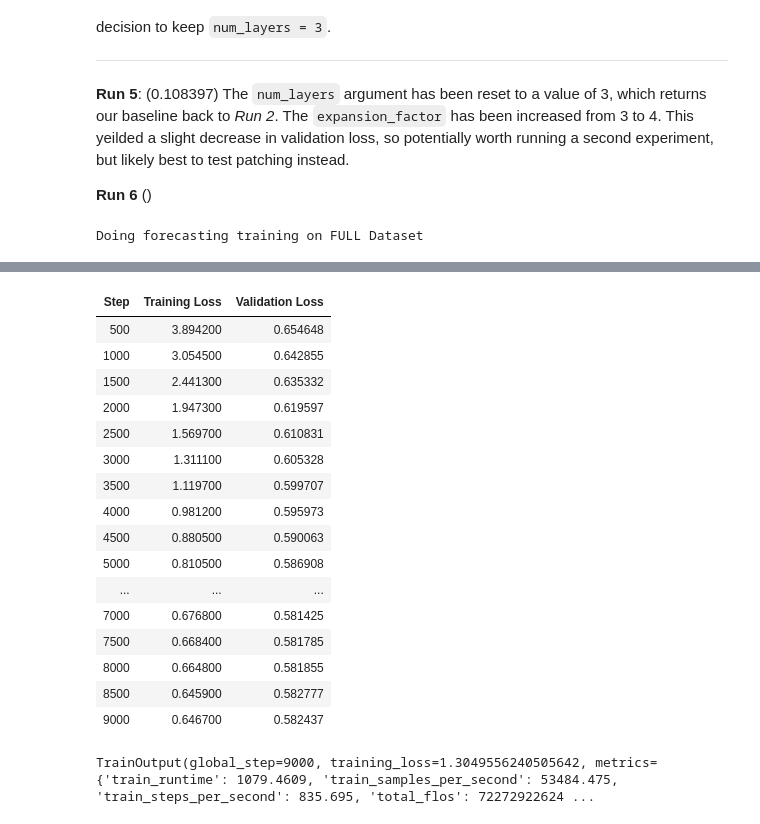
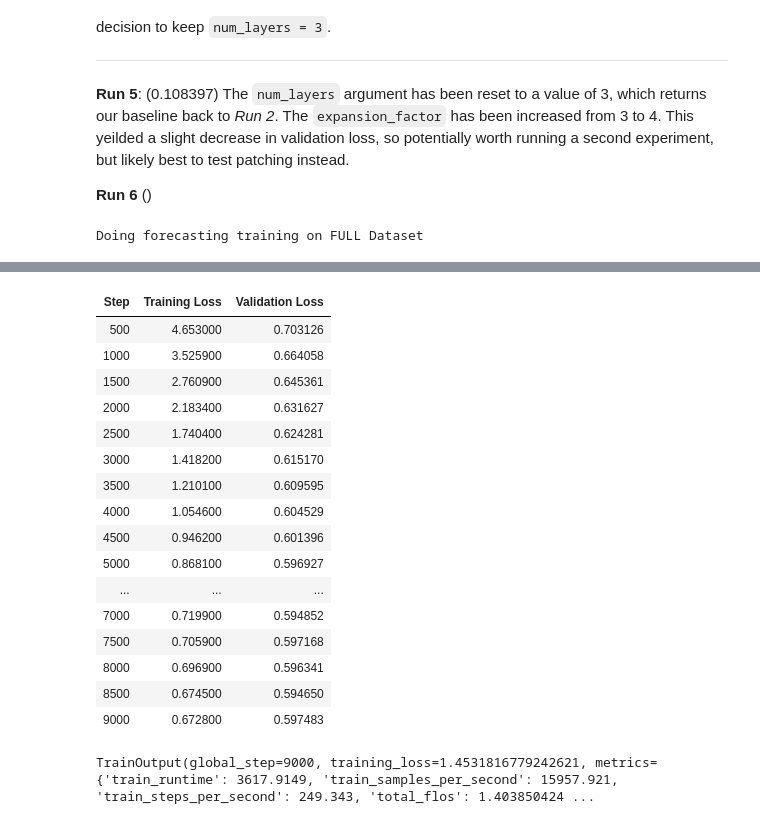
Before and after one commit to linkt-ai/tsfm, a Jupyter notebook: notebooks/hfdemo/patch_tsmixer_MONGY-X1.ipynb, the cells around one changed output, grey strips where cells are left out. Cells and saved outputs as stored; diff of their text form; code cells hidden in the pictures.

```diff
--- a/notebooks/hfdemo/patch_tsmixer_MONGY-X1.ipynb
+++ b/notebooks/hfdemo/patch_tsmixer_MONGY-X1.ipynb
@@ -109,15 +109,13 @@ train_data
 # %%
 
 id_columns = ['ticker', 'date_string']
-forecast_columns = ['targ_o', 'targ_c', 'targ_h', 'targ_l', 'targ_v', 'targ_red', 'targ_green']
-observable_columns = ['obs_vwap']
+forecast_columns = ['targ_o', 'targ_c', 'targ_h', 'targ_l', 'targ_v', 'targ_vwap', 'targ_red', 'targ_green']
 control_columns = ['cont_market_open', 'cont_market_extended']
 
 train_tsp = TimeSeriesPreprocessor(
     timestamp_column=timestamp_col,
     id_columns=id_columns,
     target_columns=forecast_columns,
-    observable_columns=observable_columns,
     control_columns=control_columns,
     scaling=True,
 )
@@ -128,7 +126,6 @@ valid_tsp = TimeSeriesPreprocessor(
     timestamp_column=timestamp_col,
     id_columns=id_columns,
     target_columns=forecast_columns,
-    observable_columns=observable_columns,
     control_columns=control_columns,
     scaling=True,
 )
@@ -139,7 +136,6 @@ test_tsp = TimeSeriesPreprocessor(
     timestamp_column=timestamp_col,
     id_columns=id_columns,
     target_columns=forecast_columns,
-    observable_columns=observable_columns,
     control_columns=control_columns,
     scaling=True,
 )
@@ -155,7 +151,6 @@ train_dataset = ForecastDFDataset(
     id_columns=id_columns,
     target_columns=forecast_columns,
     control_columns=control_columns,
-    observable_columns=observable_columns,
     context_length=context_length,
     prediction_length=forecast_horizon,
 )
@@ -164,7 +159,6 @@ valid_dataset = ForecastDFDataset(
     id_columns=id_columns,
     target_columns=forecast_columns,
     control_columns=control_columns,
-    observable_columns=observable_columns,
     context_length=context_length,
     prediction_length=forecast_horizon,
 )
@@ -173,7 +167,6 @@ test_dataset = ForecastDFDataset(
     id_columns=id_columns,
     target_columns=forecast_columns,
     control_columns=control_columns,
-    observable_columns=observable_columns,
     context_length=context_length,
     prediction_length=forecast_horizon,
 )
@@ -364,9 +369,9 @@ config = PatchTSMixerConfig(
     patch_stride=stride_length,
 
     # Model Kwargs
-    d_model=4 * patch_length,
+    d_model=6 * patch_length,
     num_layers=3,
-    expansion_factor=2,
+    expansion_factor=4,
     dropout=0.5,
     head_dropout=0.7,
     mode="mix_channel",
@@ -398,7 +403,7 @@ The `num_layers` argument has been reset to a value of 3, which returns our base
 **Run 6** ()
 # %%
 # Compute the run number
-run_num = "snap_candle_4"
+run_num = "snap_candle_8"
 save_dir = f"./checkpoints/run_{run_num}"
 
 # Check if save_dir exists
@@ -464,21 +469,21 @@ Doing forecasting training on FULL Dataset
 | Step | Training Loss | Validation Loss |
-| 500 | 3.894200 | 0.654648 |
-| 1000 | 3.054500 | 0.642855 |
-| 1500 | 2.441300 | 0.635332 |
-| 2000 | 1.947300 | 0.619597 |
-| 2500 | 1.569700 | 0.610831 |
-| 3000 | 1.311100 | 0.605328 |
-| 3500 | 1.119700 | 0.599707 |
-| 4000 | 0.981200 | 0.595973 |
-| 4500 | 0.880500 | 0.590063 |
-| 5000 | 0.810500 | 0.586908 |
+| 500 | 4.653000 | 0.703126 |
+| 1000 | 3.525900 | 0.664058 |
+| 1500 | 2.760900 | 0.645361 |
+| 2000 | 2.183400 | 0.631627 |
+| 2500 | 1.740400 | 0.624281 |
+| 3000 | 1.418200 | 0.615170 |
+| 3500 | 1.210100 | 0.609595 |
+| 4000 | 1.054600 | 0.604529 |
+| 4500 | 0.946200 | 0.601396 |
+| 5000 | 0.868100 | 0.596927 |
 | ... | ... | ... |
-| 7000 | 0.676800 | 0.581425 |
-| 7500 | 0.668400 | 0.581785 |
-| 8000 | 0.664800 | 0.581855 |
-| 8500 | 0.645900 | 0.582777 |
-| 9000 | 0.646700 | 0.582437 |
+| 7000 | 0.719900 | 0.594852 |
+| 7500 | 0.705900 | 0.597168 |
+| 8000 | 0.696900 | 0.596341 |
+| 8500 | 0.674500 | 0.594650 |
+| 9000 | 0.672800 | 0.597483 |
-TrainOutput(global_step=9000, training_loss=1.3049556240505642, metrics={'train_runtime': 1079.4609, 'train_samples_per_second': 53484.475, 'train_steps_per_second': 835.695, 'total_flos': 72272922624 ...
+TrainOutput(global_step=9000, training_loss=1.4531816779242621, metrics={'train_runtime': 3617.9149, 'train_samples_per_second': 15957.921, 'train_steps_per_second': 249.343, 'total_flos': 1.403850424 ...
 # %%
 trainer.evaluate(test_dataset)
 # %% [output]
```
Also changed, not shown: parts of 5 cells of this notebook, 8 other files.
